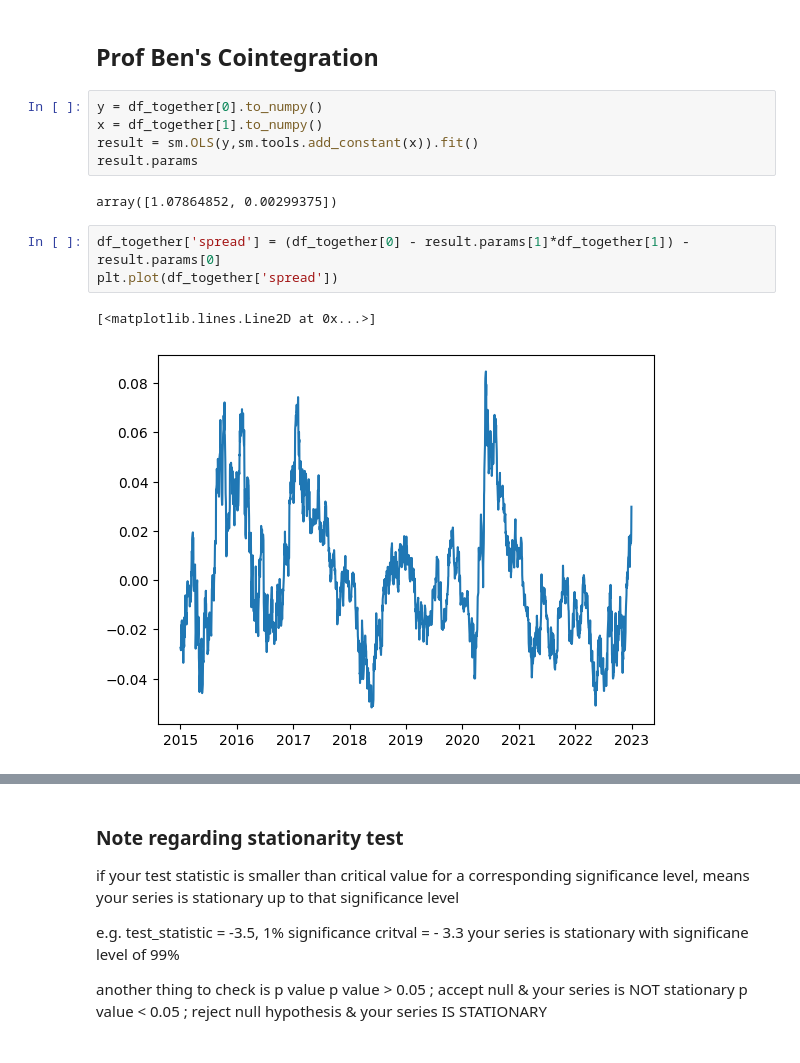
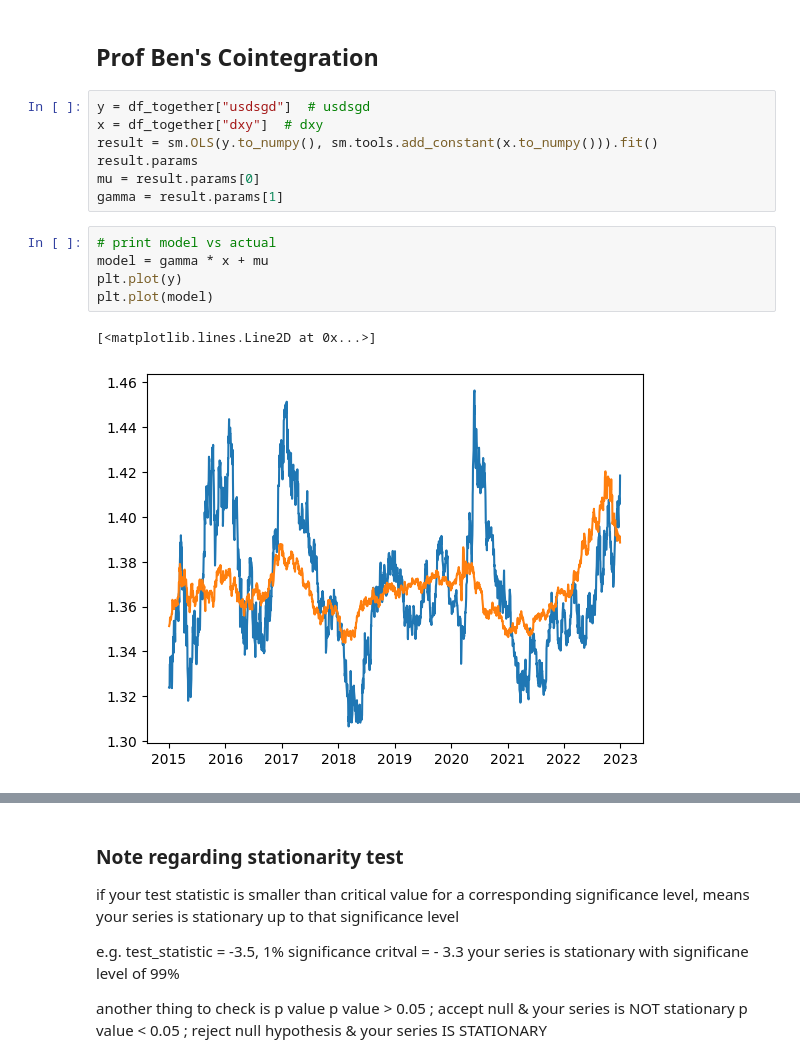
Before and after one commit to andreignatius/quant-trading, a Jupyter notebook: pairs/pairs_dxy.ipynb, the cells around one changed output, grey strips where cells are left out. Cells and saved outputs as stored; diff of their text form.

```diff
--- a/pairs/pairs_dxy.ipynb
+++ b/pairs/pairs_dxy.ipynb
@@ -131,15 +155,17 @@ df_together_log
 # %% [markdown]
 ## Prof Ben's Cointegration
 # %%
-y = df_together[0].to_numpy()
-x = df_together[1].to_numpy()
-result = sm.OLS(y,sm.tools.add_constant(x)).fit()
+y = df_together["usdsgd"]  # usdsgd
+x = df_together["dxy"]  # dxy
+result = sm.OLS(y.to_numpy(), sm.tools.add_constant(x.to_numpy())).fit()
 result.params
+mu = result.params[0]
+gamma = result.params[1]
-# %% [output]
-array([1.07864852, 0.00299375])
-# %%
-df_together['spread'] = (df_together[0] - result.params[1]*df_together[1]) -result.params[0]
-plt.plot(df_together['spread'])
-# %% [output]
-[<matplotlib.lines.Line2D at 0x...>]
-[figure, removed]
+# %%
+# print model vs actual
+model = gamma * x + mu
+plt.plot(y)
+plt.plot(model)
+# %% [output]
+[<matplotlib.lines.Line2D at 0x...>]
+[figure, added]
```
Also changed, not shown: parts of 13 cells of this notebook.
